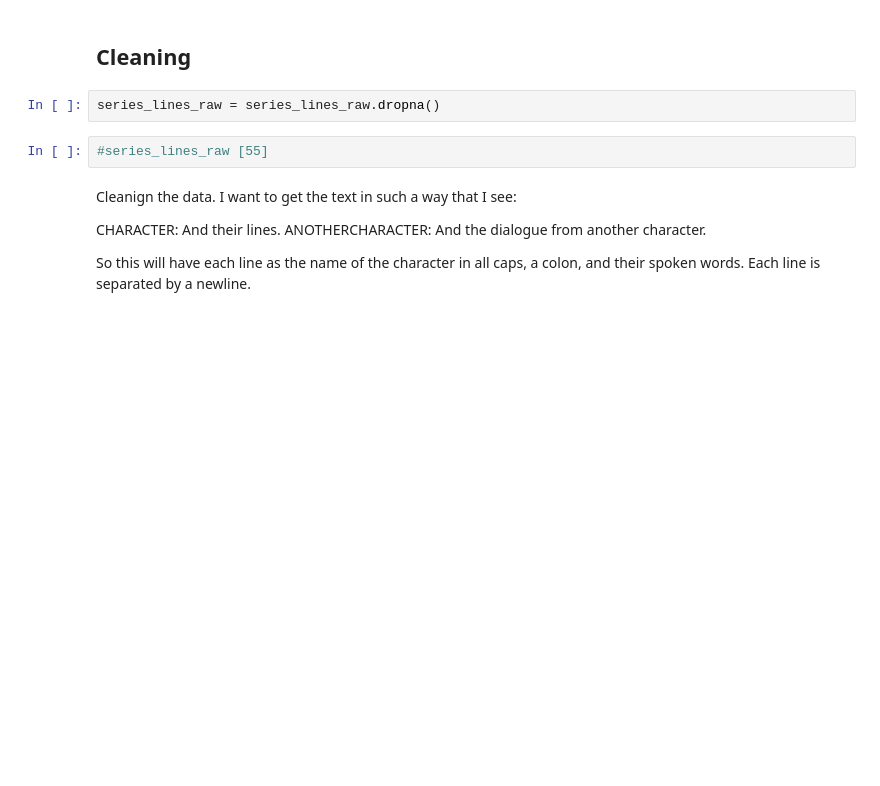
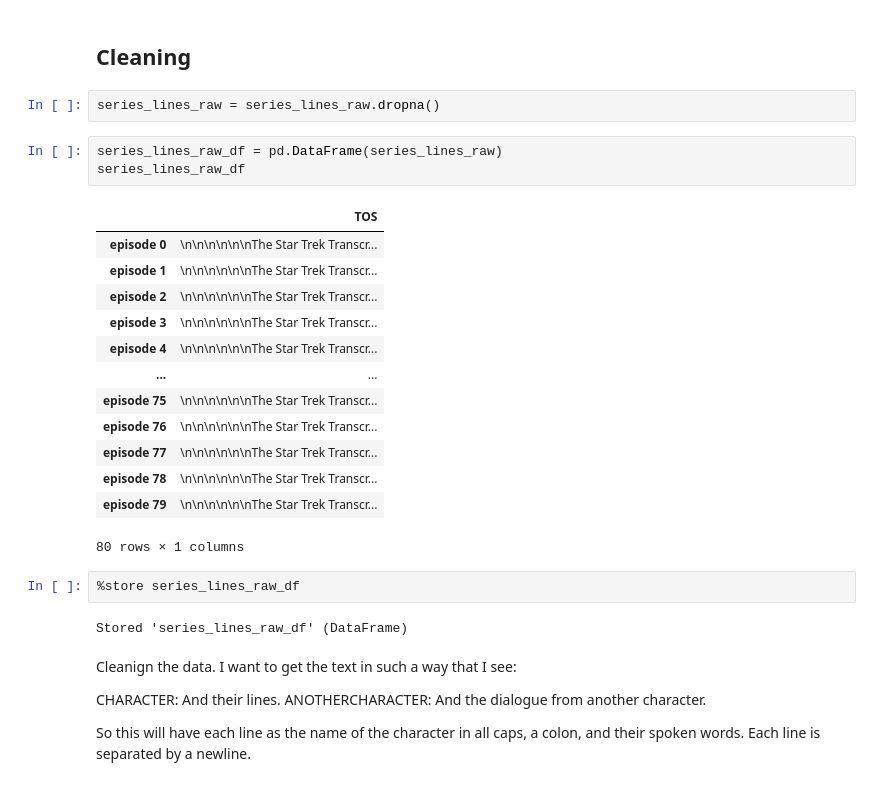
Before and after one commit to surajkarak/star_trek, a Jupyter notebook: startrek.ipynb, the cells around one changed output. Drawn from its saved outputs; the diff is of its cells as text; blank space fills up the shorter version.

```diff
--- a/startrek.ipynb
+++ b/startrek.ipynb
@@ -35,8 +39,27 @@ Index(['episode 0', 'episode 1', 'episode 2', 'episode 3', 'episode 4',
 ## Cleaning
 # %%
 series_lines_raw = series_lines_raw.dropna()
-# %%
-#series_lines_raw [55]
+# %%
+series_lines_raw_df = pd.DataFrame(series_lines_raw)
+series_lines_raw_df
+# %% [output]
+|  | TOS |
+| episode 0 | \n\n\n\n\n\nThe Star Trek Transcr... |
+| episode 1 | \n\n\n\n\n\nThe Star Trek Transcr... |
+| episode 2 | \n\n\n\n\n\nThe Star Trek Transcr... |
+| episode 3 | \n\n\n\n\n\nThe Star Trek Transcr... |
+| episode 4 | \n\n\n\n\n\nThe Star Trek Transcr... |
+| ... | ... |
+| episode 75 | \n\n\n\n\n\nThe Star Trek Transcr... |
+| episode 76 | \n\n\n\n\n\nThe Star Trek Transcr... |
+| episode 77 | \n\n\n\n\n\nThe Star Trek Transcr... |
+| episode 78 | \n\n\n\n\n\nThe Star Trek Transcr... |
+| episode 79 | \n\n\n\n\n\nThe Star Trek Transcr... |
+80 rows × 1 columns
+# %%
+%store series_lines_raw_df
+# %% [output]
+Stored 'series_lines_raw_df' (DataFrame)
 # %% [markdown]
 Cleanign the data. I want to get the text in such a way that I see:
 
```
Also changed, not shown: parts of 5 cells of this notebook, 1 other file.
